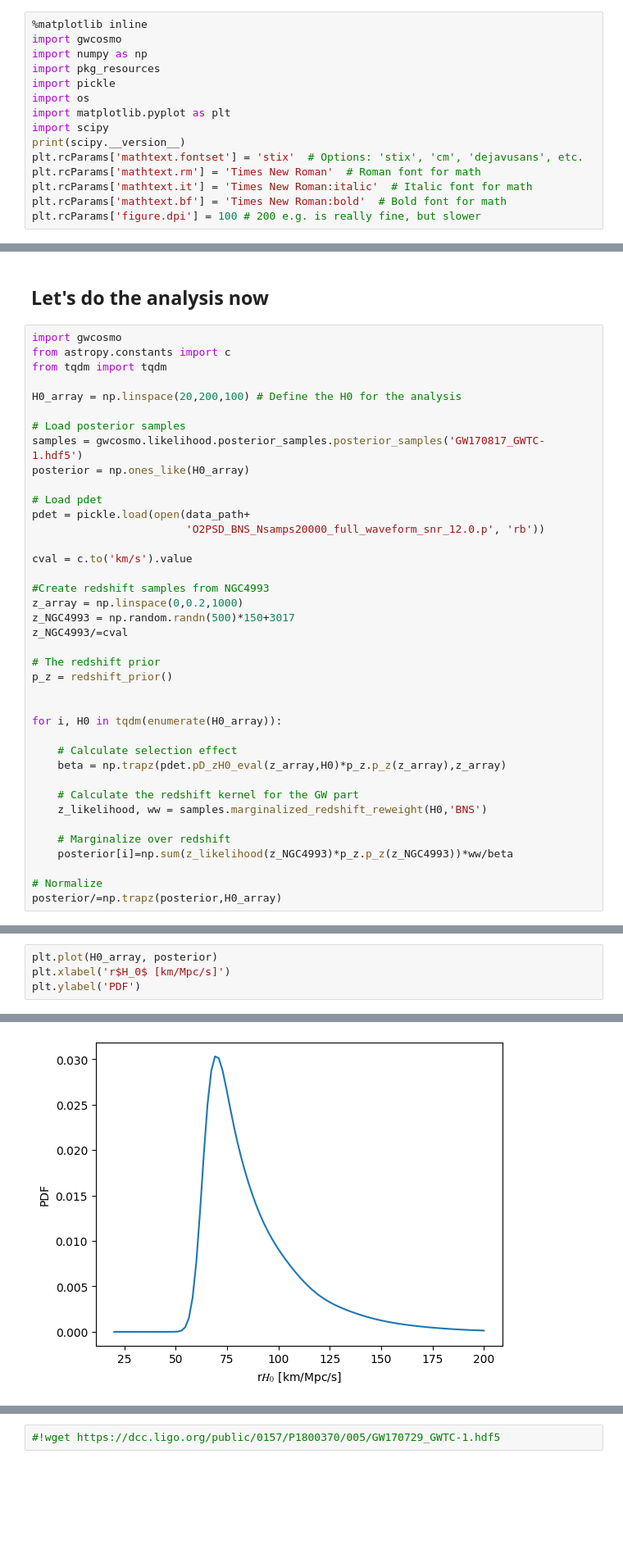
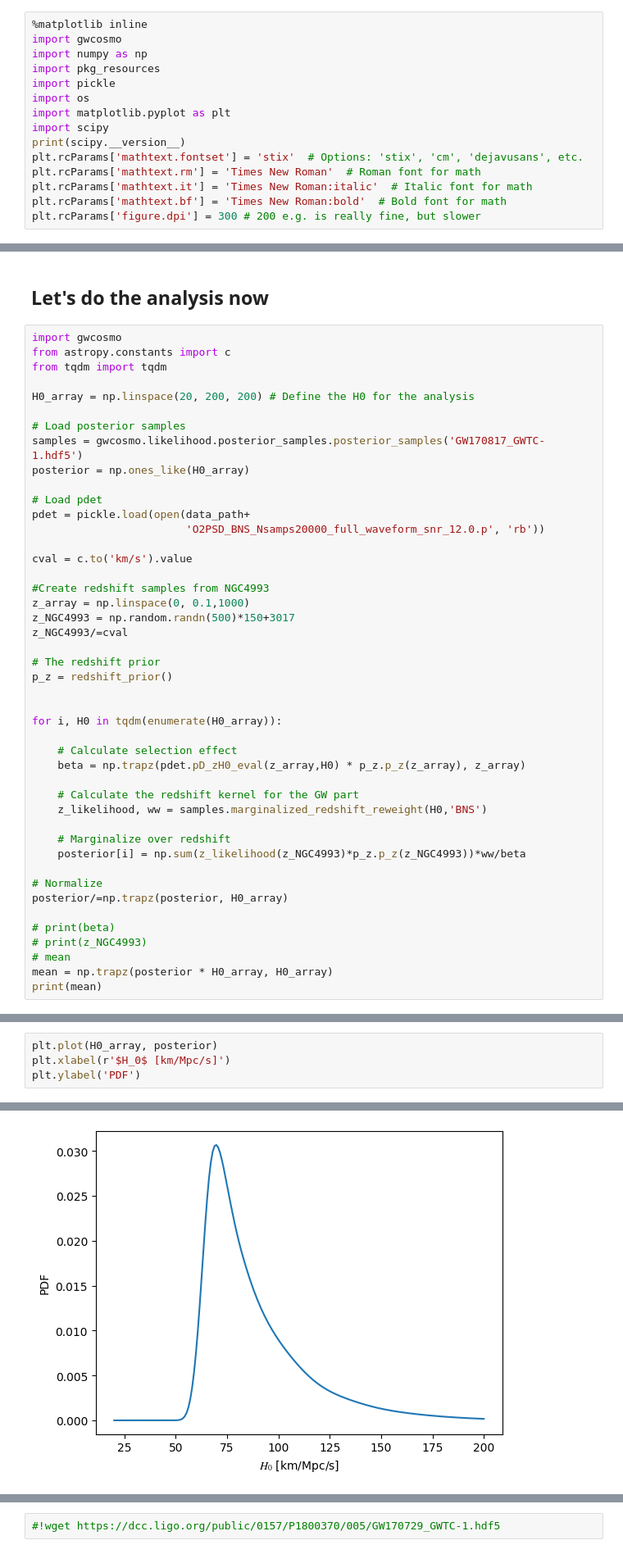
Before and after one commit to joon-young-lee/gdr_gwcosmo_tutorial_2020, a Jupyter notebook: notebooks/Tutorial.ipynb, the cells around one changed output, grey strips where cells are left out. Shown at 82% size. Cells and saved outputs as stored; diff of their text form; blank space fills up the shorter version.

Commit message:
Statistical Analysis Added

```diff
--- a/notebooks/Tutorial.ipynb
+++ b/notebooks/Tutorial.ipynb
@@ -55,7 +55,7 @@ plt.rcParams['mathtext.fontset'] = 'stix'  # Options: 'stix', 'cm', 'dejavusans'
 plt.rcParams['mathtext.rm'] = 'Times New Roman'  # Roman font for math
 plt.rcParams['mathtext.it'] = 'Times New Roman:italic'  # Italic font for math
 plt.rcParams['mathtext.bf'] = 'Times New Roman:bold'  # Bold font for math
-plt.rcParams['figure.dpi'] = 100 # 200 e.g. is really fine, but slower
+plt.rcParams['figure.dpi'] = 300 # 200 e.g. is really fine, but slower
 # %% [output]
 1.10.1
 # %%
@@ -271,7 +261,7 @@ import gwcosmo
 from astropy.constants import c
 from tqdm import tqdm
 
-H0_array = np.linspace(20,200,100) # Define the H0 for the analysis
+H0_array = np.linspace(20, 200, 200) # Define the H0 for the analysis
 
 # Load posterior samples
 samples = gwcosmo.likelihood.posterior_samples.posterior_samples('GW170817_GWTC-1.hdf5')
@@ -284,7 +274,7 @@ pdet = pickle.load(open(data_path+
 cval = c.to('km/s').value
 
 #Create redshift samples from NGC4993
-z_array = np.linspace(0,0.2,1000)
+z_array = np.linspace(0, 0.1,1000)
 z_NGC4993 = np.random.randn(500)*150+3017
 z_NGC4993/=cval
 
@@ -295,13 +285,19 @@ p_z = redshift_prior()
 for i, H0 in tqdm(enumerate(H0_array)):
 
     # Calculate selection effect
-    beta = np.trapz(pdet.pD_zH0_eval(z_array,H0)*p_z.p_z(z_array),z_array)
+    beta = np.trapz(pdet.pD_zH0_eval(z_array,H0) * p_z.p_z(z_array), z_array)
 
     # Calculate the redshift kernel for the GW part
     z_likelihood, ww = samples.marginalized_redshift_reweight(H0,'BNS')
 
     # Marginalize over redshift
-    posterior[i]=np.sum(z_likelihood(z_NGC4993)*p_z.p_z(z_NGC4993))*ww/beta
+    posterior[i] = np.sum(z_likelihood(z_NGC4993)*p_z.p_z(z_NGC4993))*ww/beta
 
 # Normalize
-posterior/=np.trapz(posterior,H0_array)
+posterior/=np.trapz(posterior, H0_array)
+
+# print(beta)
+# print(z_NGC4993)
+# mean
+mean = np.trapz(posterior * H0_array, H0_array)
+print(mean)
@@ -308,7 +322,7 @@ posterior/=np.trapz(posterior,H0_array)
 # %%
 plt.plot(H0_array, posterior)
-plt.xlabel('r$H_0$ [km/Mpc/s]')
+plt.xlabel(r'$H_0$ [km/Mpc/s]')
 plt.ylabel('PDF')
 # %% [output]
 Text(0, 0.5, 'PDF')
-[figure, old version]
+[figure, new version]
```
Also changed, not shown: parts of 11 cells of this notebook, 2 other files.
